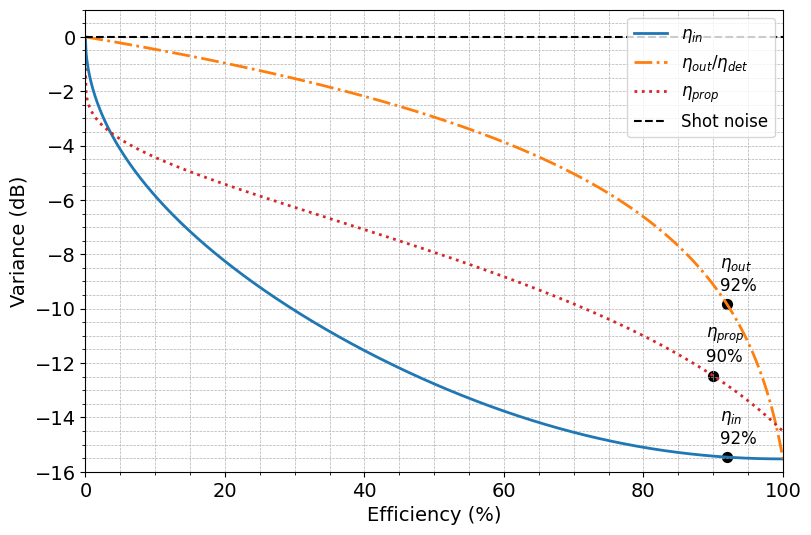
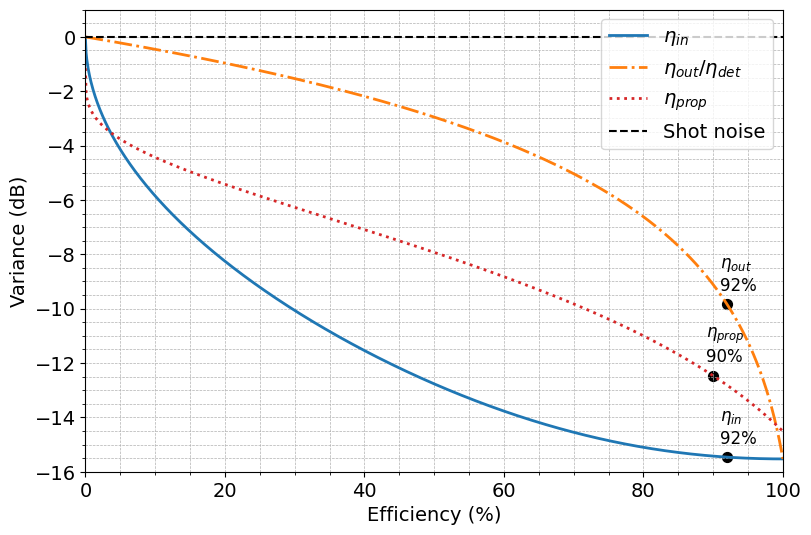
The change to this notebook cell's code, shown as a diff; its figure went from the first image to the second:
--- before
+++ after
@@ -32,5 +32,5 @@
     plt.yticks(np.arange(-16,2,2), fontsize=fontsize)
     plt.grid(which='both', linestyle='--', linewidth=0.5)
-    plt.legend(fontsize=12, loc='upper right')
+    plt.legend(fontsize=fontsize, loc='upper right')
     plt.minorticks_on()
     plt.xlim(0,100)
@@ -58,5 +58,6 @@
 
 
-
+    #Save the image as a pdf under downloads
+    plt.savefig('C:\\Users\\Erik Svanberg\\Downloads\\four_panels.pdf', bbox_inches='tight')
     plt.show()
 

Commit: Newest version of code. Including sympy details